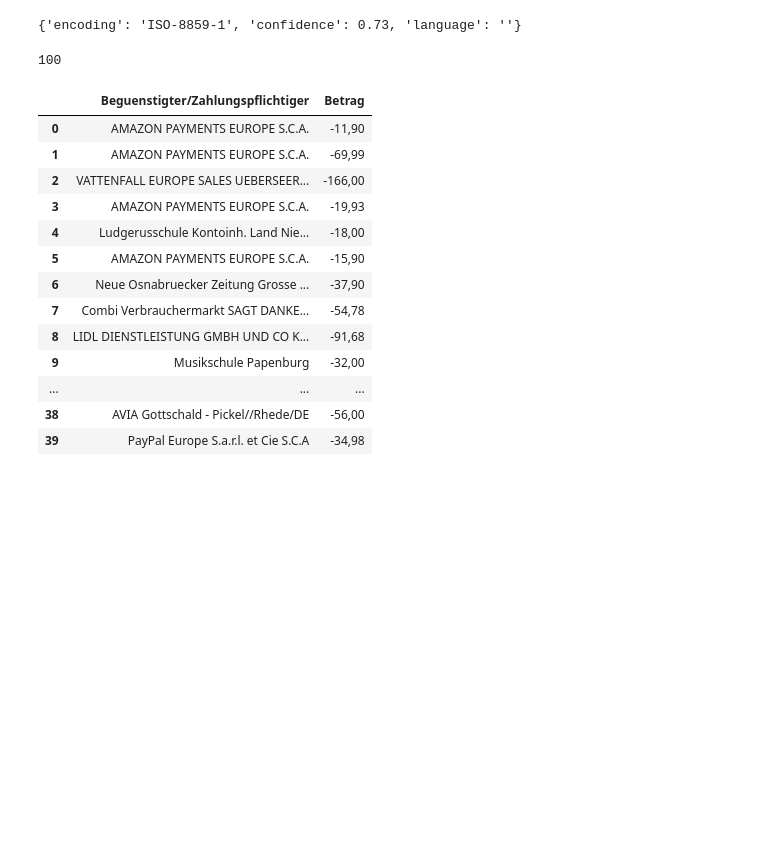
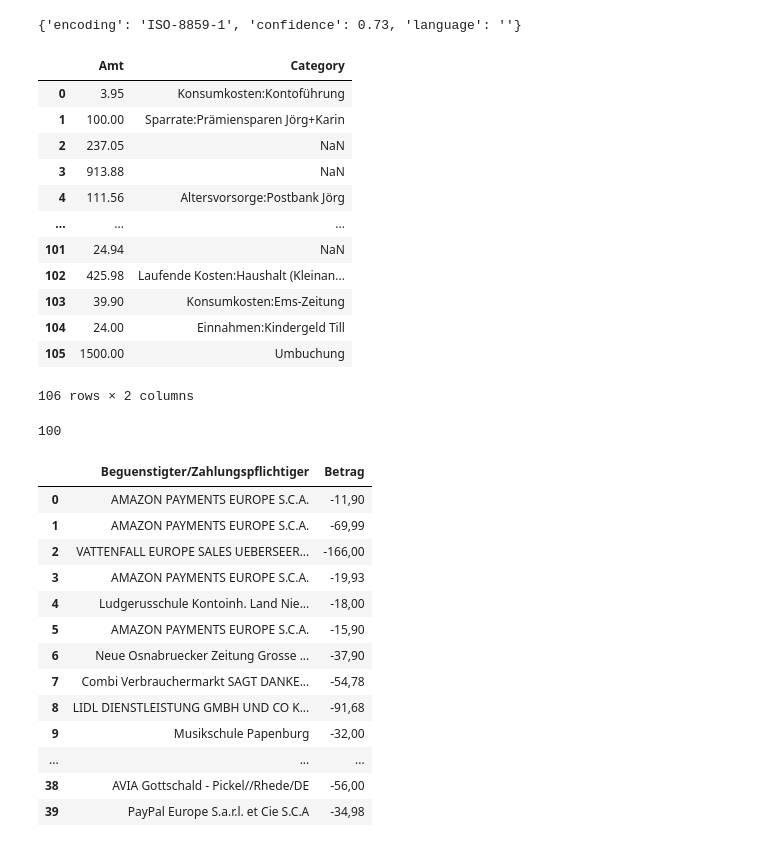
Before and after one commit to docwerder/development, a Jupyter notebook: finanz_übersicht/first_overview.ipynb, the cells around one changed output. Cells and saved outputs as stored; diff of their text form; code cells hidden in the pictures; blank space fills up the shorter version.

```diff
--- a/finanz_übersicht/first_overview.ipynb
+++ b/finanz_übersicht/first_overview.ipynb
@@ -11,6 +11,24 @@ print(enc)
 #df = pd.read_csv('20220504-1180147058-umsatz.CSV',  encoding = enc['encoding'])
 # %% [output]
 {'encoding': 'ISO-8859-1', 'confidence': 0.73, 'language': ''}
+# %%
+df_ = pd.read_csv('buchung_01_05_03_06.CSV',  encoding = 'UTF-8',on_bad_lines='skip', delimiter=',')
+# %%
+df_[['Amt', 'Category']]
+# %% [output]
+|  | Amt | Category |
+| 0 | 3.95 | Konsumkosten:Kontoführung |
+| 1 | 100.00 | Sparrate:Prämiensparen Jörg+Karin |
+| 2 | 237.05 | NaN |
+| 3 | 913.88 | NaN |
+| 4 | 111.56 | Altersvorsorge:Postbank Jörg |
+| ... | ... | ... |
+| 101 | 24.94 | NaN |
+| 102 | 425.98 | Laufende Kosten:Haushalt (Kleinan... |
+| 103 | 39.90 | Konsumkosten:Ems-Zeitung |
+| 104 | 24.00 | Einnahmen:Kindergeld Till |
+| 105 | 1500.00 | Umbuchung |
+106 rows × 2 columns
 # %%
 df_sk = pd.read_csv('20220504-1180147058-umsatz.CSV',  encoding = 'ISO-8859-1',on_bad_lines='skip', delimiter=';')
 # %%
```
Also changed, not shown: parts of 2 cells of this notebook, 27 other files.
